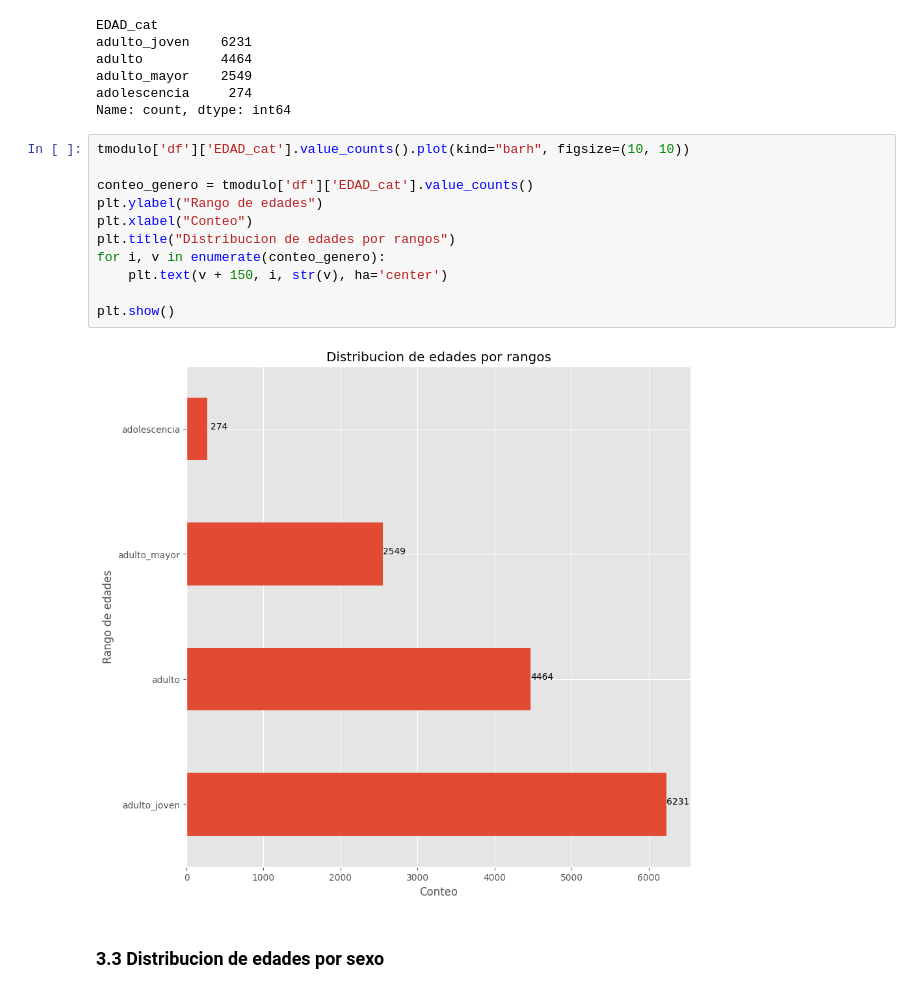
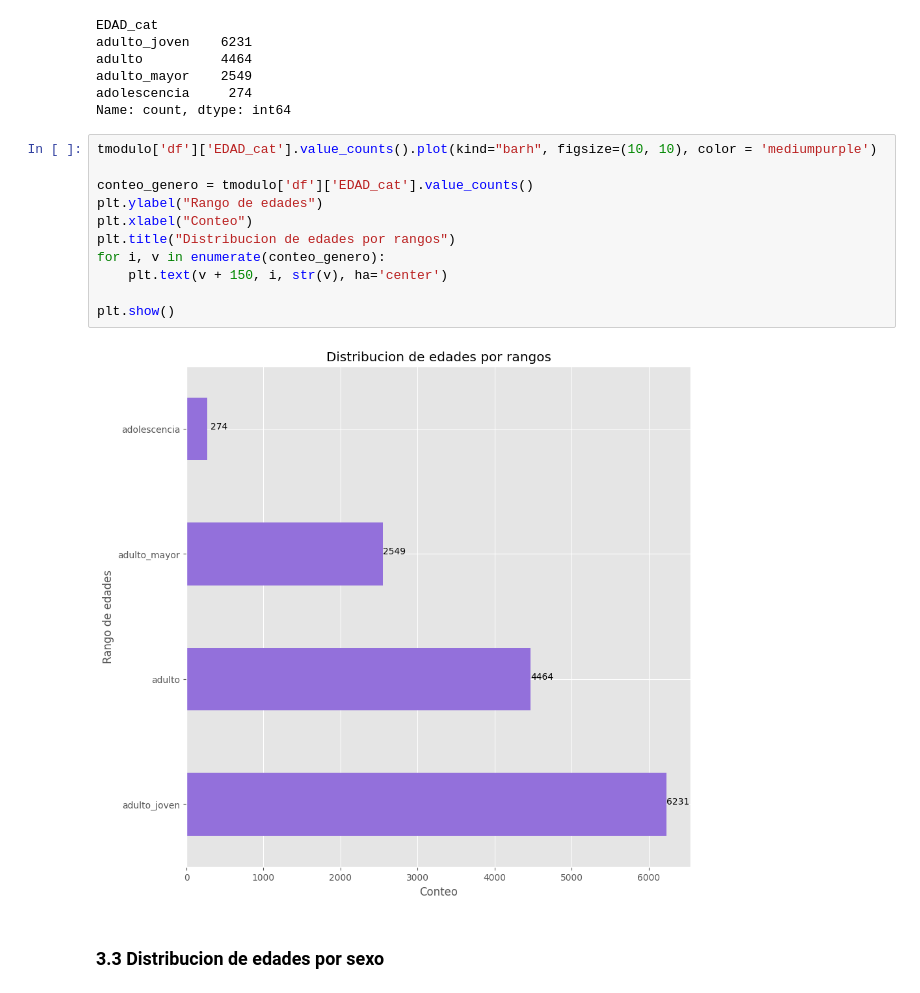
Before and after one commit to luiscarp/Analisis_ENIF, a Jupyter notebook: ENIF.ipynb, the cells around one changed output. Cells and saved outputs as stored; diff of their text form.

```diff
--- a/ENIF.ipynb
+++ b/ENIF.ipynb
@@ -556,18 +552,18 @@ adulto_mayor    2549
 adolescencia     274
 Name: count, dtype: int64
 # %%
-tmodulo['df']['EDAD_cat'].value_counts().plot(kind="barh", figsize=(10, 10))
+tmodulo['df']['EDAD_cat'].value_counts().plot(kind="barh", figsize=(10, 10), color = 'mediumpurple')
 
 conteo_genero = tmodulo['df']['EDAD_cat'].value_counts()
 plt.ylabel("Rango de edades")
 plt.xlabel("Conteo")
 plt.title("Distribucion de edades por rangos")
 for i, v in enumerate(conteo_genero):
     plt.text(v + 150, i, str(v), ha='center')
 
 plt.show()
 # %% [output]
-[figure, old version]
+[figure, new version]
 # %% [markdown]
 ### 3.3 Distribucion de edades por sexo
 # %%
```
Also changed, not shown: parts of 39 cells of this notebook.
